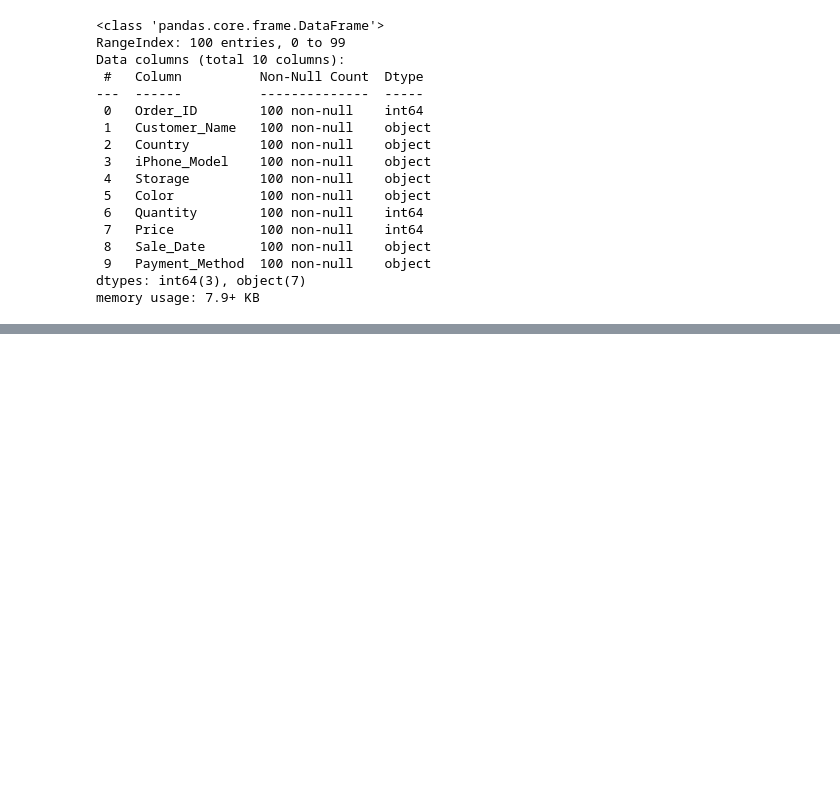
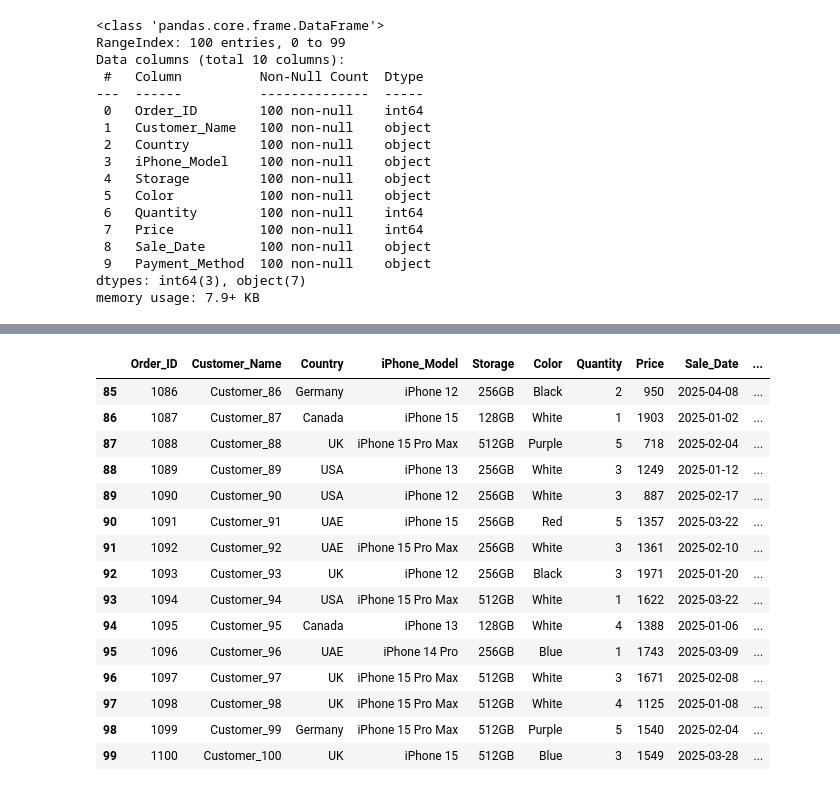
Before and after one commit to ahmedfakhar747/pandas-for-data-science, a Jupyter notebook: pandas_basics_from_zero_to_hero.ipynb, the cells around one changed output, grey strips where cells are left out. Cells and saved outputs as stored; diff of their text form; code cells hidden in the pictures; blank space fills up the shorter version.

```diff
--- a/pandas_basics_from_zero_to_hero.ipynb
+++ b/pandas_basics_from_zero_to_hero.ipynb
@@ -658,0 +696,19 @@ memory usage: 7.9+ KB
+# %%
+iPhoneData.tail(15)
+# %% [output]
+|  | Order_ID | Customer_Name | Country | iPhone_Model | Storage | Color | Quantity | Price | Sale_Date | ... |
+| 85 | 1086 | Customer_86 | Germany | iPhone 12 | 256GB | Black | 2 | 950 | 2025-04-08 | ... |
+| 86 | 1087 | Customer_87 | Canada | iPhone 15 | 128GB | White | 1 | 1903 | 2025-01-02 | ... |
+| 87 | 1088 | Customer_88 | UK | iPhone 15 Pro Max | 512GB | Purple | 5 | 718 | 2025-02-04 | ... |
+| 88 | 1089 | Customer_89 | USA | iPhone 13 | 256GB | White | 3 | 1249 | 2025-01-12 | ... |
+| 89 | 1090 | Customer_90 | USA | iPhone 12 | 256GB | White | 3 | 887 | 2025-02-17 | ... |
+| 90 | 1091 | Customer_91 | UAE | iPhone 15 | 256GB | Red | 5 | 1357 | 2025-03-22 | ... |
+| 91 | 1092 | Customer_92 | UAE | iPhone 15 Pro Max | 256GB | White | 3 | 1361 | 2025-02-10 | ... |
+| 92 | 1093 | Customer_93 | UK | iPhone 12 | 256GB | Black | 3 | 1971 | 2025-01-20 | ... |
+| 93 | 1094 | Customer_94 | USA | iPhone 15 Pro Max | 512GB | White | 1 | 1622 | 2025-03-22 | ... |
+| 94 | 1095 | Customer_95 | Canada | iPhone 13 | 128GB | White | 4 | 1388 | 2025-01-06 | ... |
+| 95 | 1096 | Customer_96 | UAE | iPhone 14 Pro | 256GB | Blue | 1 | 1743 | 2025-03-09 | ... |
+| 96 | 1097 | Customer_97 | UK | iPhone 15 Pro Max | 512GB | White | 3 | 1671 | 2025-02-08 | ... |
+| 97 | 1098 | Customer_98 | UK | iPhone 15 Pro Max | 512GB | White | 4 | 1125 | 2025-01-08 | ... |
+| 98 | 1099 | Customer_99 | Germany | iPhone 15 Pro Max | 512GB | Purple | 5 | 1540 | 2025-02-04 | ... |
+| 99 | 1100 | Customer_100 | UK | iPhone 15 | 512GB | Blue | 3 | 1549 | 2025-03-28 | ... |
```
Also changed, not shown: parts of 30 cells of this notebook.
